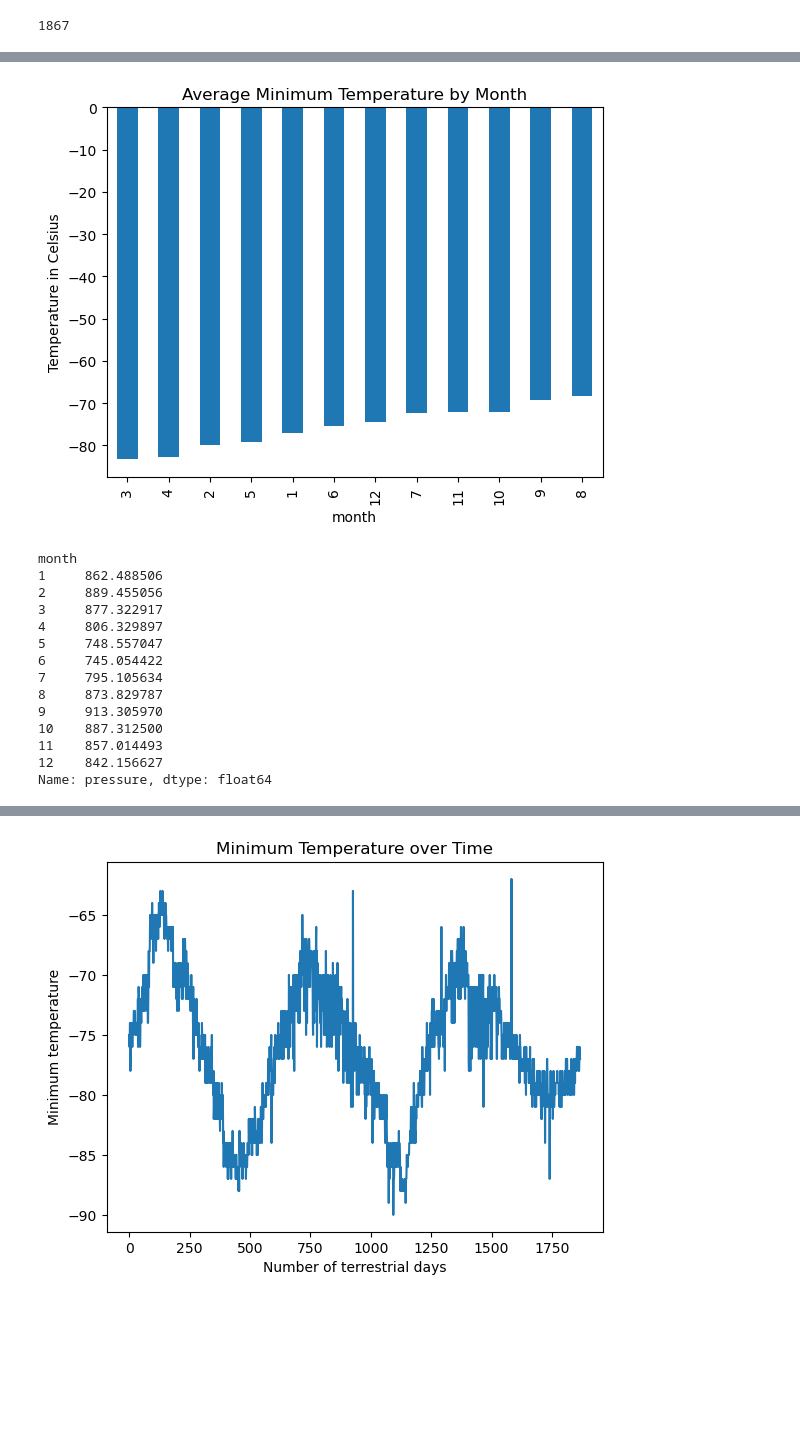
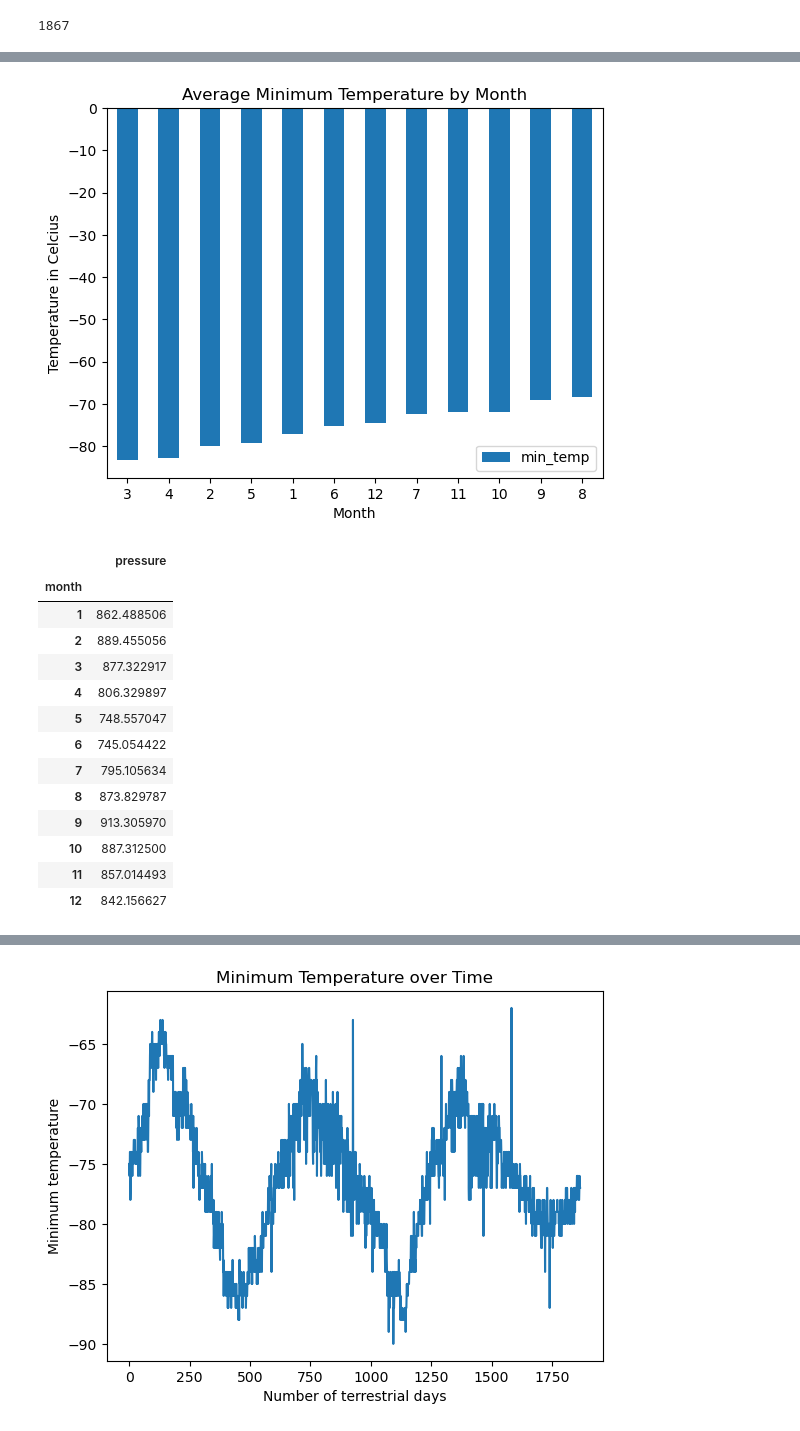
Before and after one commit to linderkm/Module11-Scrape-Challenge, a Jupyter notebook: Scrapers/part_2_mars_weather.ipynb, the cells around one changed output, grey strips where cells are left out. Drawn from its saved outputs; the diff is of its cells as text; code cells hidden in the pictures; blank space fills up the shorter version.

```diff
--- a/Scrapers/part_2_mars_weather.ipynb
+++ b/Scrapers/part_2_mars_weather.ipynb
@@ -145,4 +149,7 @@ Analyze your dataset by using Pandas functions to answer the following questions
 1867
 # %%
 # 3. What is the average minimum temperature by month?
+avg_min_temps_by_Month_df = mars_df[["month","min_temp"]]
+avg_min_temps_by_Month_df = avg_min_temps_by_Month_df.groupby("month").mean()
+avg_min_temps_by_Month_df
 # %% [output]
@@ -167,21 +179,32 @@ Name: min_temp, dtype: float64
 # %%
 # Identify the coldest and hottest months in Curiosity's location by sorting the previous graph
+avg_min_temps_by_Month_df_sorted_by_temp = avg_min_temps_by_Month_df.sort_values(by='min_temp')
+avg_min_temps_by_Month_df_sorted_by_temp.plot.bar(xlabel = 'Month',
+                                                  ylabel = "Temperature in Celcius",
+                                                  title = "Average Minimum Temperature by Month",
+                                                  rot = 0
+                                                 )
+
+plt.show()
 # %% [output]
-[figure, old version]
+[figure, new version]
 # %%
 # 4. What is the average pressure by month?
+avg_pressure_by_Month_df = mars_df[["month","pressure"]]
+avg_pressure_by_Month_df = avg_pressure_by_Month_df.groupby("month").mean()
+avg_pressure_by_Month_df
 # %% [output]
-month
-1     862.488506
-2     889.455056
-3     877.322917
-4     806.329897
-5     748.557047
-6     745.054422
-7     795.105634
-8     873.829787
-9     913.305970
-10    887.312500
-11    857.014493
-12    842.156627
-Name: pressure, dtype: float64
+|  | pressure |
+| month |  |
+| 1 | 862.488506 |
+| 2 | 889.455056 |
+| 3 | 877.322917 |
+| 4 | 806.329897 |
+| 5 | 748.557047 |
+| 6 | 745.054422 |
+| 7 | 795.105634 |
+| 8 | 873.829787 |
+| 9 | 913.305970 |
+| 10 | 887.312500 |
+| 11 | 857.014493 |
+| 12 | 842.156627 |
```
Also changed, not shown: parts of 9 cells of this notebook, 1 other file.
